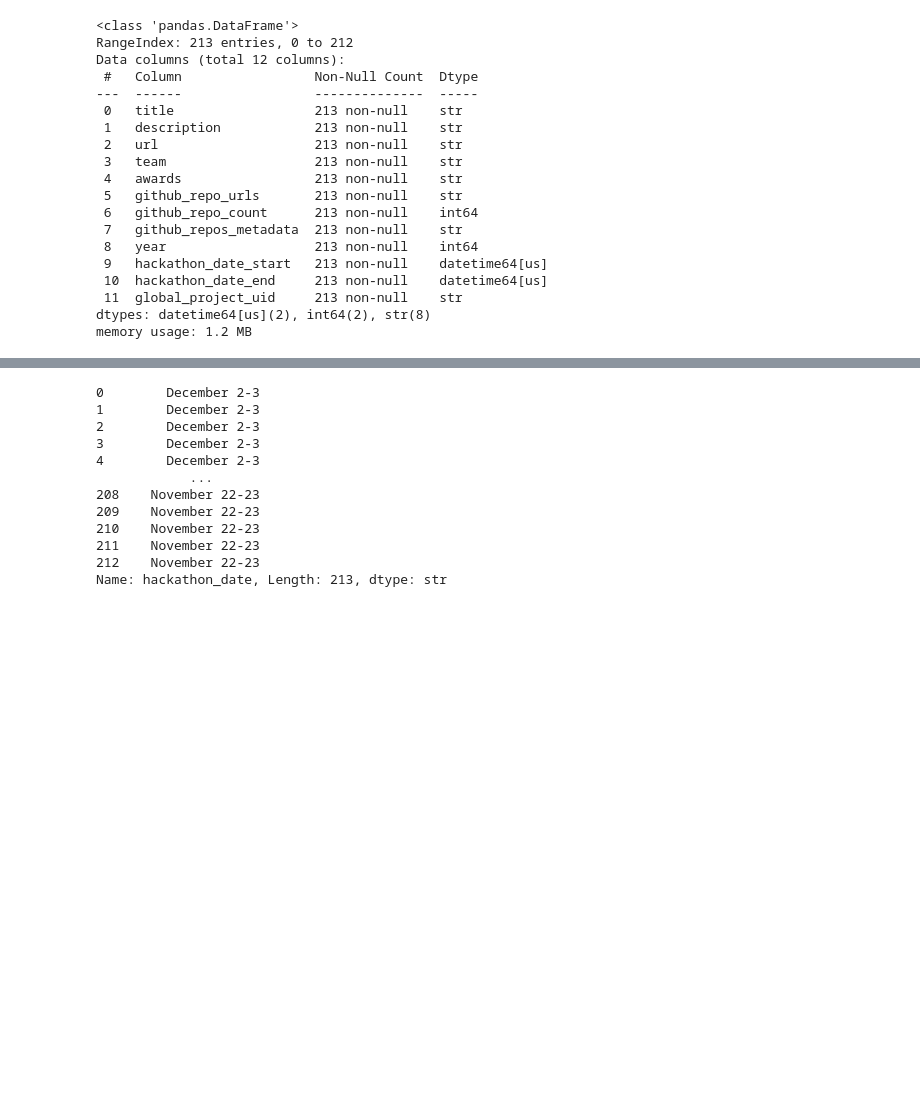
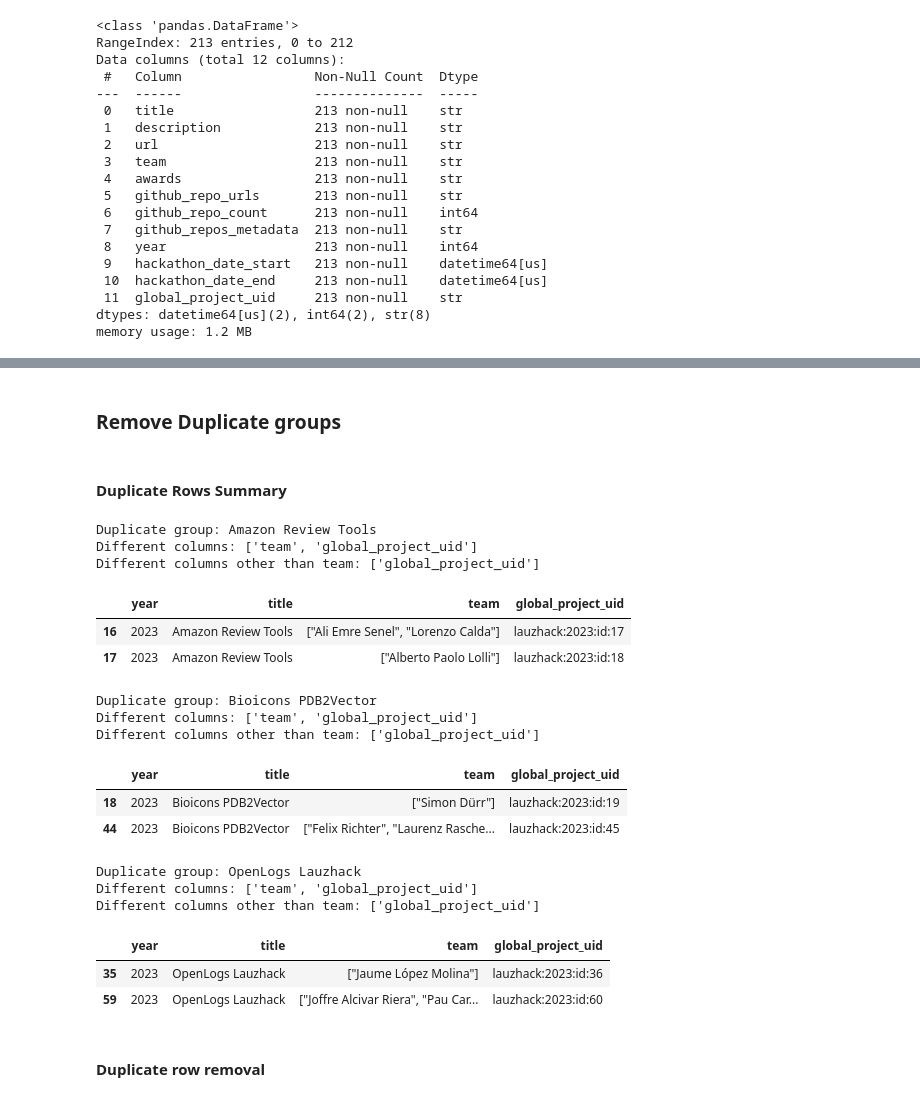
Before and after one commit to sdsc-ordes/open-pulse-hackalysis, a Jupyter notebook: notebooks/analysis.ipynb, the cells around one changed output, grey strips where cells are left out. Drawn from its saved outputs; the diff is of its cells as text; code cells hidden in the pictures; blank space fills up the shorter version.

```diff
--- a/notebooks/analysis.ipynb
+++ b/notebooks/analysis.ipynb
@@ -209,18 +208,59 @@ memory usage: 1.2 MB
-# %%
-projects_df['hackathon_date']
-# %% [output]
-0        December 2-3
-1        December 2-3
-2        December 2-3
-3        December 2-3
-4        December 2-3
-            ...
-208    November 22-23
-209    November 22-23
-210    November 22-23
-211    November 22-23
-212    November 22-23
-Name: hackathon_date, Length: 213, dtype: str
+# %% [markdown]
+### Remove Duplicate groups
+# %% [markdown]
+#### Duplicate Rows Summary
+# %%
+group_cols = ['title', 'github_repo_urls']
+
+
+duplicate_projects = projects_df[projects_df.duplicated(subset=group_cols, keep=False)].sort_values('title').copy()
+
+if duplicate_projects.empty:
+    print('No duplicate groups found for', group_cols)
+else:
+    group_summaries = []
+
+    for group_key, group_df in duplicate_projects.groupby(group_cols, dropna=False, sort=False):
+        different_cols = [col for col in group_df.columns if group_df[col].nunique(dropna=False) > 1]
+        different_cols_other_than_team = [col for col in different_cols if col != 'team']
+
+        group_summaries.append({
+            'title': group_key[0],
+            'rows_in_group': len(group_df),
+            'different_columns': different_cols,
+            'different_columns_other_than_team': different_cols_other_than_team,
+        })
+
+        cols_to_show = ['year', 'title', 'team'] + different_cols_other_than_team
+        cols_to_show = list(dict.fromkeys(col for col in cols_to_show if col in group_df.columns))
+
+        print(f"\nDuplicate group: {group_key[0]}")
+        print('Different columns:', different_cols)
+        print('Different columns other than team:', different_cols_other_than_team)
+        display(group_df[cols_to_show])
+
+    pd.DataFrame(group_summaries)
+# %% [output]
+Duplicate group: Amazon Review Tools
+Different columns: ['team', 'global_project_uid']
+Different columns other than team: ['global_project_uid']
+|  | year | title | team | global_project_uid |
+| 16 | 2023 | Amazon Review Tools | ["Ali Emre Senel", "Lorenzo Calda"] | lauzhack:2023:id:17 |
+| 17 | 2023 | Amazon Review Tools | ["Alberto Paolo Lolli"] | lauzhack:2023:id:18 |
+Duplicate group: Bioicons PDB2Vector
+Different columns: ['team', 'global_project_uid']
+Different columns other than team: ['global_project_uid']
+|  | year | title | team | global_project_uid |
+| 18 | 2023 | Bioicons PDB2Vector | ["Simon Dürr"] | lauzhack:2023:id:19 |
+| 44 | 2023 | Bioicons PDB2Vector | ["Felix Richter", "Laurenz Rasche... | lauzhack:2023:id:45 |
+Duplicate group: OpenLogs Lauzhack
+Different columns: ['team', 'global_project_uid']
+Different columns other than team: ['global_project_uid']
+|  | year | title | team | global_project_uid |
+| 35 | 2023 | OpenLogs Lauzhack | ["Jaume López Molina"] | lauzhack:2023:id:36 |
+| 59 | 2023 | OpenLogs Lauzhack | ["Joffre Alcivar Riera", "Pau Car... | lauzhack:2023:id:60 |
+# %% [markdown]
+#### Duplicate row removal
 # %%
 projects_df.info()
 
```
Also changed, not shown: parts of 4 cells of this notebook.
